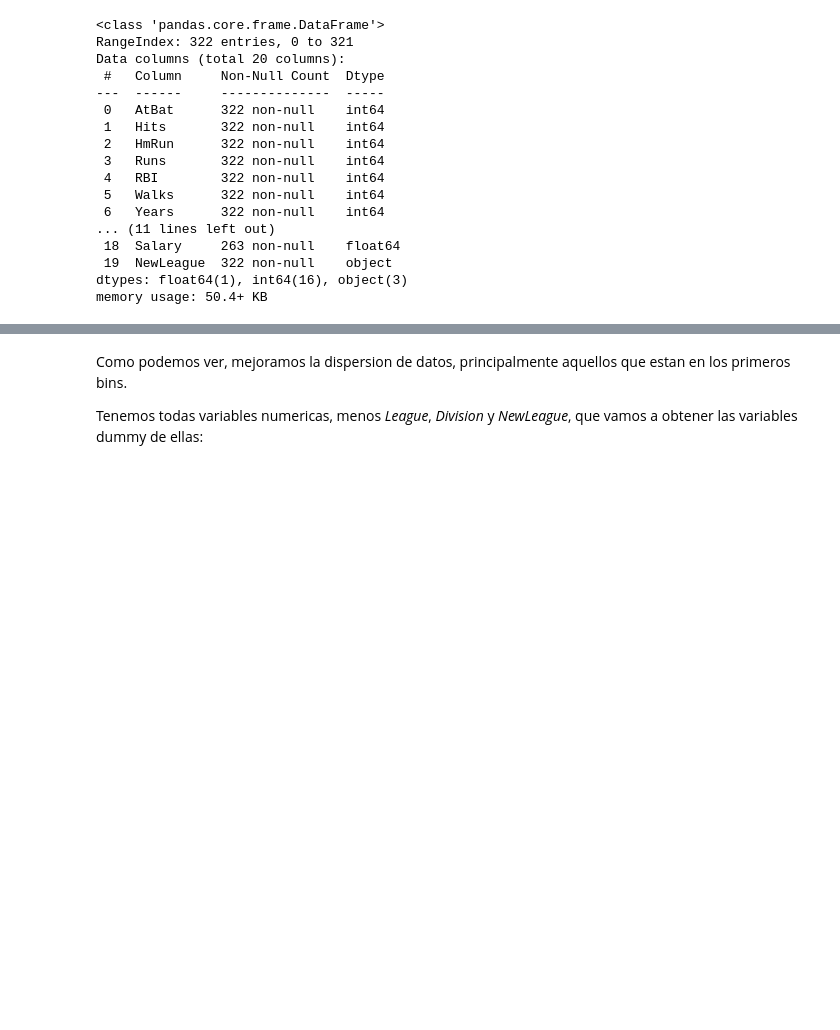
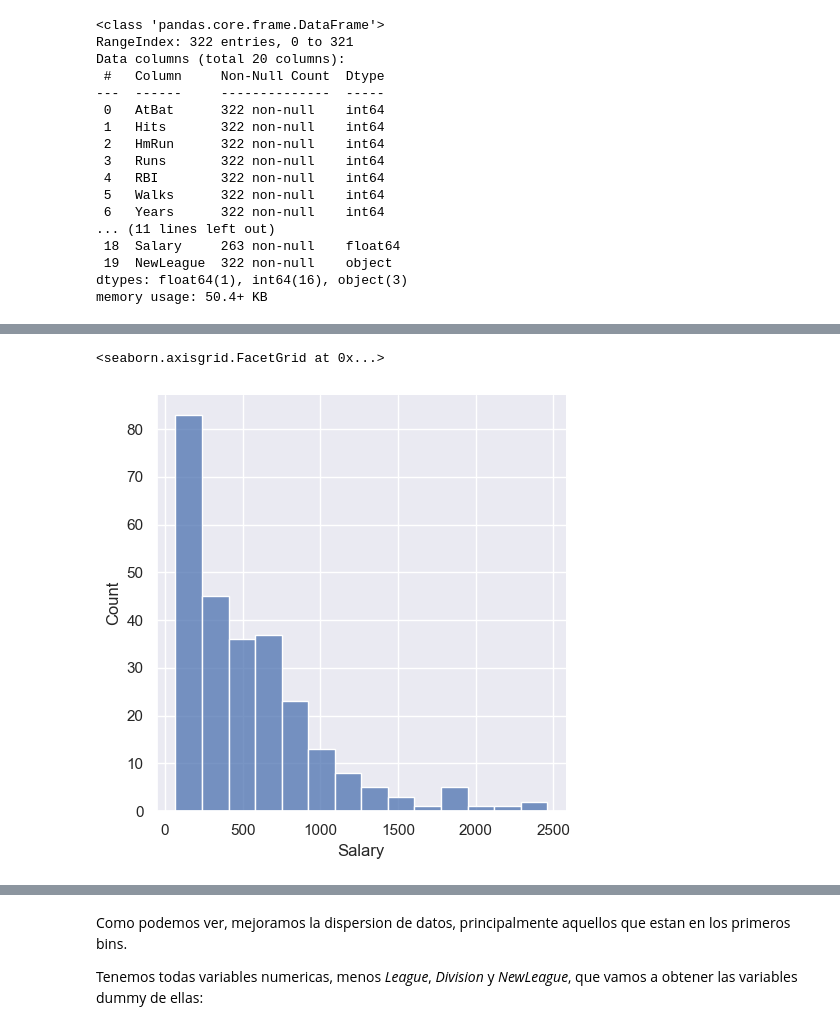
Before and after one commit to comejia/ceia-am, a Jupyter notebook: clase3/jupyter_notebooks/svm.ipynb, the cells around one changed output, grey strips where cells are left out. Cells and saved outputs as stored; diff of their text form; code cells hidden in the pictures; blank space fills up the shorter version.

```diff
--- a/clase3/jupyter_notebooks/svm.ipynb
+++ b/clase3/jupyter_notebooks/svm.ipynb
@@ -633,6 +634,11 @@ df_hitters.describe()
 | 50% | 379.500000 | 96.000000 | 8.000000 | 48.000000 | 44.000000 | 35.000000 | 6.000000 | 1928.00000 | 508.000000 | 37.500000 | 247.000000 | ... |
 | 75% | 512.000000 | 137.000000 | 16.000000 | 69.000000 | 64.750000 | 53.000000 | 11.000000 | 3924.25000 | 1059.250000 | 90.000000 | 526.250000 | ... |
 | max | 687.000000 | 238.000000 | 40.000000 | 130.000000 | 121.000000 | 105.000000 | 24.000000 | 14053.00000 | 4256.000000 | 548.000000 | 2165.000000 | ... |
+# %%
+sns.displot(df_hitters['Salary'])
+# %% [output]
+<seaborn.axisgrid.FacetGrid at 0x...>
+[figure, added]
 # %%
 # Como los datos de salario no están completos, descartamos a aquellos jugadores que no tienen ese dato.
 df_hitters.dropna(subset="Salary", inplace=True)
```
Also changed, not shown: parts of 11 cells of this notebook, 5 other files.
